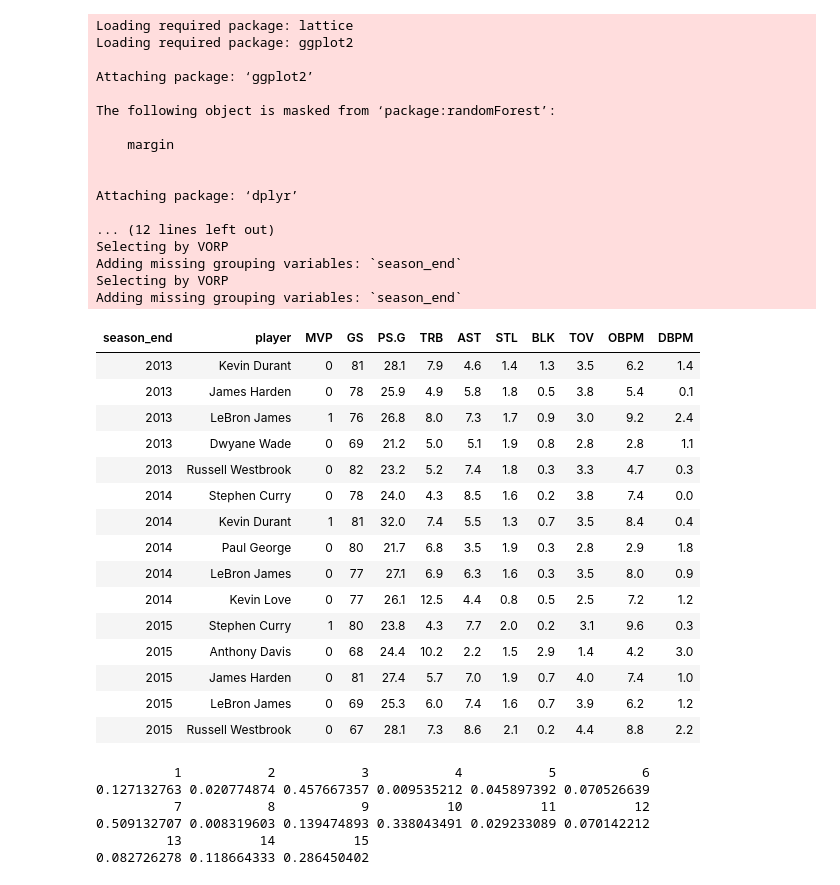
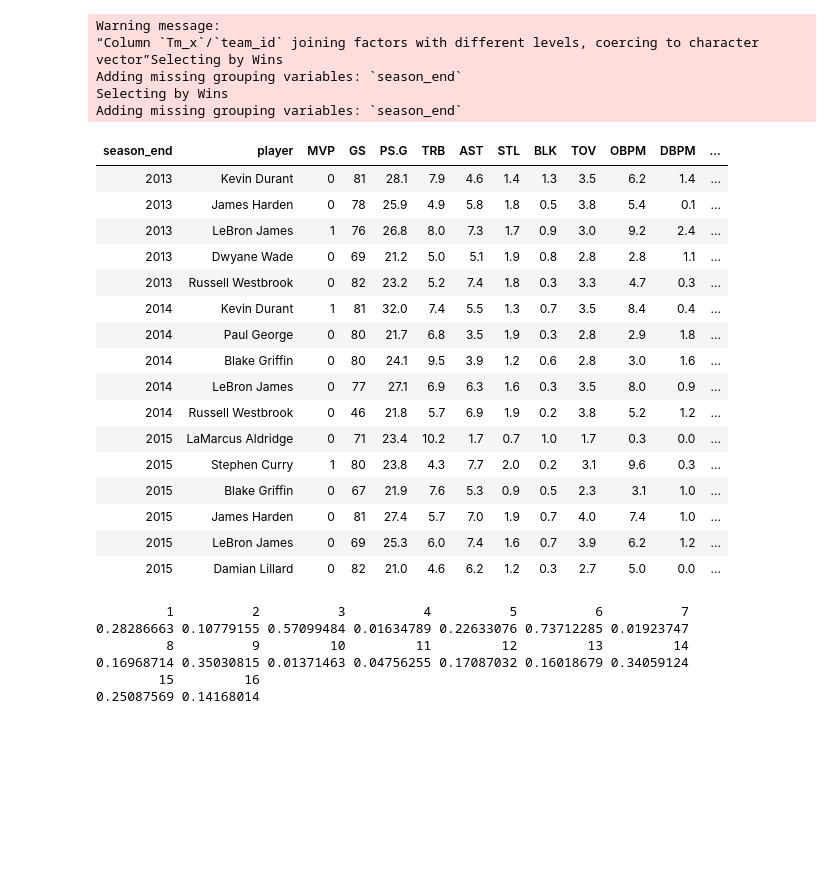
Before and after one commit to ZK1dd/mvp_race, a Jupyter notebook: mvp_glm+randFor.ipynb, the cells around one changed output. Cells and saved outputs as stored; diff of their text form; code cells hidden in the pictures; blank space fills up the shorter version.

```diff
--- a/mvp_glm+randFor.ipynb
+++ b/mvp_glm+randFor.ipynb
@@ -1,67 +1,66 @@
 # %%
 library(caret)
 library(dplyr)
 
 mvpRanks = read.csv('All_player_data.csv')
+allgames = read.csv('every_game.csv')
+
+teamWins = allgames %>%
+  select(game_result, team_id, year_id,is_playoffs) %>%
+  filter(year_id >= 1989, is_playoffs == 0) %>%
+  group_by(team_id, year_id) %>%
+  mutate(Wins = sum(game_result == 'W')) %>%
+  distinct(team_id, year_id, Wins)
+
+mvpRanks = left_join(mvpRanks, teamWins, c("Tm_x" = "team_id", "season_end" = "year_id"))
 
 topPlayers = mvpRanks %>%
   filter((PS.G >= 20 & OBPM >= 0 & DBPM >= 0) | MVP == 1,  season_end < 2012) %>%
   group_by(season_end) %>%
   top_n(5) %>%
-  select(player, MVP, GS, PS.G, TRB, AST, STL, BLK, TOV, OBPM, DBPM)
+  select(player, MVP, GS, PS.G, TRB, AST, STL, BLK, TOV, OBPM, DBPM,Wins)
 
 mvp_glm <- glm(MVP ~ GS + PS.G + TRB + AST + STL + BLK + TOV + OBPM + DBPM, data = topPlayers, family = binomial)
 
 topPlayersTest = mvpRanks %>%
   filter((PS.G >= 20 & OBPM >= 0 & DBPM >= 0) | MVP == 1,  season_end > 2012) %>%
   group_by(season_end) %>%
   top_n(5) %>%
-  select(player, MVP, GS, PS.G, TRB, AST, STL, BLK, TOV, OBPM, DBPM)
+  select(player, MVP, GS, PS.G, TRB, AST, STL, BLK, TOV, OBPM, DBPM,Wins)
 
 # logistic regression
-mvp_glm.test = predict(mvp_glm, topPlayersTest[, c('GS', 'PS.G', 'TRB', 'AST', 'STL', 'BLK', 'TOV', 'OBPM', 'DBPM')], type="response")
+mvp_glm.test = predict(mvp_glm, topPlayersTest[, c('GS', 'PS.G', 'TRB', 'AST', 'STL', 'BLK', 'TOV', 'OBPM', 'DBPM','Wins')], type="response")
 
 topPlayersTest
 mvp_glm.test
 # %% [output]
-Loading required package: lattice
-Loading required package: ggplot2
-
-Attaching package: ‘ggplot2’
-
-The following object is masked from ‘package:randomForest’:
-
-    margin
-
-
-Attaching package: ‘dplyr’
-
-... (12 lines left out)
-Selecting by VORP
+Warning message:
+“Column `Tm_x`/`team_id` joining factors with different levels, coercing to character vector”Selecting by Wins
 Adding missing grouping variables: `season_end`
-Selecting by VORP
+Selecting by Wins
 Adding missing grouping variables: `season_end`
-| season_end | player | MVP | GS | PS.G | TRB | AST | STL | BLK | TOV | OBPM | DBPM |
-| 2013 | Kevin Durant | 0 | 81 | 28.1 | 7.9 | 4.6 | 1.4 | 1.3 | 3.5 | 6.2 | 1.4 |
-| 2013 | James Harden | 0 | 78 | 25.9 | 4.9 | 5.8 | 1.8 | 0.5 | 3.8 | 5.4 | 0.1 |
-| 2013 | LeBron James | 1 | 76 | 26.8 | 8.0 | 7.3 | 1.7 | 0.9 | 3.0 | 9.2 | 2.4 |
-| 2013 | Dwyane Wade | 0 | 69 | 21.2 | 5.0 | 5.1 | 1.9 | 0.8 | 2.8 | 2.8 | 1.1 |
-| 2013 | Russell Westbrook | 0 | 82 | 23.2 | 5.2 | 7.4 | 1.8 | 0.3 | 3.3 | 4.7 | 0.3 |
-| 2014 | Stephen Curry | 0 | 78 | 24.0 | 4.3 | 8.5 | 1.6 | 0.2 | 3.8 | 7.4 | 0.0 |
-| 2014 | Kevin Durant | 1 | 81 | 32.0 | 7.4 | 5.5 | 1.3 | 0.7 | 3.5 | 8.4 | 0.4 |
-| 2014 | Paul George | 0 | 80 | 21.7 | 6.8 | 3.5 | 1.9 | 0.3 | 2.8 | 2.9 | 1.8 |
-| 2014 | LeBron James | 0 | 77 | 27.1 | 6.9 | 6.3 | 1.6 | 0.3 | 3.5 | 8.0 | 0.9 |
-| 2014 | Kevin Love | 0 | 77 | 26.1 | 12.5 | 4.4 | 0.8 | 0.5 | 2.5 | 7.2 | 1.2 |
-| 2015 | Stephen Curry | 1 | 80 | 23.8 | 4.3 | 7.7 | 2.0 | 0.2 | 3.1 | 9.6 | 0.3 |
-| 2015 | Anthony Davis | 0 | 68 | 24.4 | 10.2 | 2.2 | 1.5 | 2.9 | 1.4 | 4.2 | 3.0 |
-| 2015 | James Harden | 0 | 81 | 27.4 | 5.7 | 7.0 | 1.9 | 0.7 | 4.0 | 7.4 | 1.0 |
-| 2015 | LeBron James | 0 | 69 | 25.3 | 6.0 | 7.4 | 1.6 | 0.7 | 3.9 | 6.2 | 1.2 |
-| 2015 | Russell Westbrook | 0 | 67 | 28.1 | 7.3 | 8.6 | 2.1 | 0.2 | 4.4 | 8.8 | 2.2 |
+| season_end | player | MVP | GS | PS.G | TRB | AST | STL | BLK | TOV | OBPM | DBPM | ... |
+| 2013 | Kevin Durant | 0 | 81 | 28.1 | 7.9 | 4.6 | 1.4 | 1.3 | 3.5 | 6.2 | 1.4 | ... |
+| 2013 | James Harden | 0 | 78 | 25.9 | 4.9 | 5.8 | 1.8 | 0.5 | 3.8 | 5.4 | 0.1 | ... |
+| 2013 | LeBron James | 1 | 76 | 26.8 | 8.0 | 7.3 | 1.7 | 0.9 | 3.0 | 9.2 | 2.4 | ... |
+| 2013 | Dwyane Wade | 0 | 69 | 21.2 | 5.0 | 5.1 | 1.9 | 0.8 | 2.8 | 2.8 | 1.1 | ... |
+| 2013 | Russell Westbrook | 0 | 82 | 23.2 | 5.2 | 7.4 | 1.8 | 0.3 | 3.3 | 4.7 | 0.3 | ... |
+| 2014 | Kevin Durant | 1 | 81 | 32.0 | 7.4 | 5.5 | 1.3 | 0.7 | 3.5 | 8.4 | 0.4 | ... |
+| 2014 | Paul George | 0 | 80 | 21.7 | 6.8 | 3.5 | 1.9 | 0.3 | 2.8 | 2.9 | 1.8 | ... |
+| 2014 | Blake Griffin | 0 | 80 | 24.1 | 9.5 | 3.9 | 1.2 | 0.6 | 2.8 | 3.0 | 1.6 | ... |
+| 2014 | LeBron James | 0 | 77 | 27.1 | 6.9 | 6.3 | 1.6 | 0.3 | 3.5 | 8.0 | 0.9 | ... |
+| 2014 | Russell Westbrook | 0 | 46 | 21.8 | 5.7 | 6.9 | 1.9 | 0.2 | 3.8 | 5.2 | 1.2 | ... |
+| 2015 | LaMarcus Aldridge | 0 | 71 | 23.4 | 10.2 | 1.7 | 0.7 | 1.0 | 1.7 | 0.3 | 0.0 | ... |
+| 2015 | Stephen Curry | 1 | 80 | 23.8 | 4.3 | 7.7 | 2.0 | 0.2 | 3.1 | 9.6 | 0.3 | ... |
+| 2015 | Blake Griffin | 0 | 67 | 21.9 | 7.6 | 5.3 | 0.9 | 0.5 | 2.3 | 3.1 | 1.0 | ... |
+| 2015 | James Harden | 0 | 81 | 27.4 | 5.7 | 7.0 | 1.9 | 0.7 | 4.0 | 7.4 | 1.0 | ... |
+| 2015 | LeBron James | 0 | 69 | 25.3 | 6.0 | 7.4 | 1.6 | 0.7 | 3.9 | 6.2 | 1.2 | ... |
+| 2015 | Damian Lillard | 0 | 82 | 21.0 | 4.6 | 6.2 | 1.2 | 0.3 | 2.7 | 5.0 | 0.0 | ... |
-          1           2           3           4           5           6
-0.127132763 0.020774874 0.457667357 0.009535212 0.045897392 0.070526639
-          7           8           9          10          11          12
-0.509132707 0.008319603 0.139474893 0.338043491 0.029233089 0.070142212
-         13          14          15
-0.082726278 0.118664333 0.286450402
+         1          2          3          4          5          6          7
+0.28286663 0.10779155 0.57099484 0.01634789 0.22633076 0.73712285 0.01923747
+         8          9         10         11         12         13         14
+0.16968714 0.35030815 0.01371463 0.04756255 0.17087032 0.16018679 0.34059124
+        15         16
+0.25087569 0.14168014
 # %%
 library(randomForest)
```
Also changed, not shown: parts of 3 cells of this notebook.
